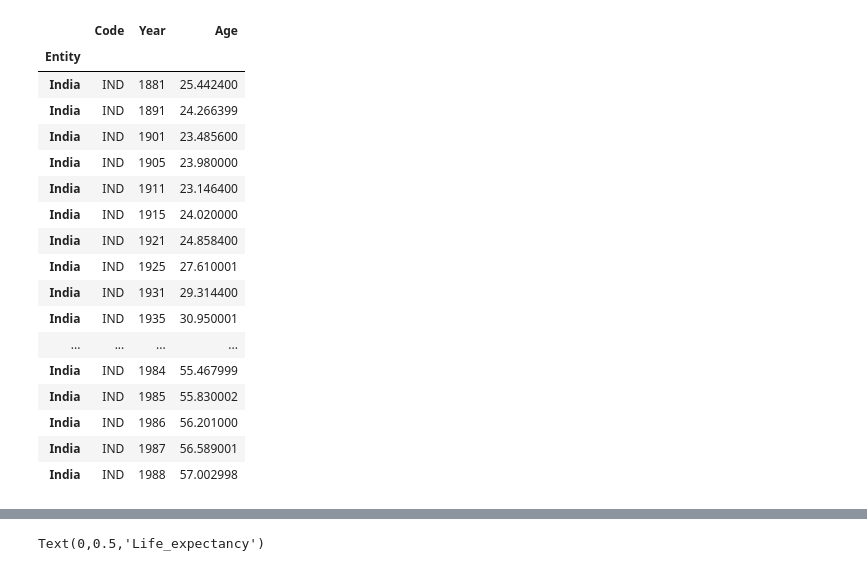
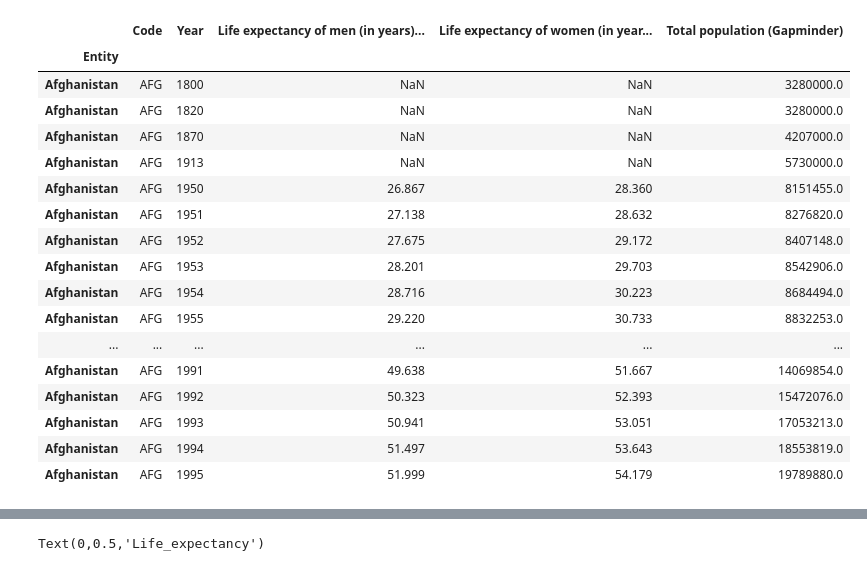
Before and after one commit to cdigap/ProgDA_Project, a Jupyter notebook: DataAnalytics_Project.ipynb, the cells around one changed output, grey strips where cells are left out. Cells and saved outputs as stored; diff of their text form; code cells hidden in the pictures.

```diff
--- a/DataAnalytics_Project.ipynb
+++ b/DataAnalytics_Project.ipynb
@@ -83,34 +102,34 @@ dtype: object
 # %%
 #Reading data for life expectency for Ireland and India
-data = pd.read_csv('life-expectancy_Ireland&India.csv',index_col='Entity')
+data = pd.read_csv('life-expectancy-of-women-vs-life-expectancy-of-women.csv',index_col='Entity')
 #life-expectancy_World.csv
 
 
 
 #set seed for reproducibility
 np.random.seed(0)
 
 #Gives 50 rows
 data.head(50)
 # %% [output]
-|  | Code | Year | Age |
-| Entity |  |  |  |
-| India | IND | 1881 | 25.442400 |
-| India | IND | 1891 | 24.266399 |
-| India | IND | 1901 | 23.485600 |
-| India | IND | 1905 | 23.980000 |
-| India | IND | 1911 | 23.146400 |
-| India | IND | 1915 | 24.020000 |
-| India | IND | 1921 | 24.858400 |
-| India | IND | 1925 | 27.610001 |
-| India | IND | 1931 | 29.314400 |
-| India | IND | 1935 | 30.950001 |
-| ... | ... | ... | ... |
-| India | IND | 1984 | 55.467999 |
-| India | IND | 1985 | 55.830002 |
-| India | IND | 1986 | 56.201000 |
-| India | IND | 1987 | 56.589001 |
-| India | IND | 1988 | 57.002998 |
+|  | Code | Year | Life expectancy of men (in years)... | Life expectancy of women (in year... | Total population (Gapminder) |
+| Entity |  |  |  |  |  |
+| Afghanistan | AFG | 1800 | NaN | NaN | 3280000.0 |
+| Afghanistan | AFG | 1820 | NaN | NaN | 3280000.0 |
+| Afghanistan | AFG | 1870 | NaN | NaN | 4207000.0 |
+| Afghanistan | AFG | 1913 | NaN | NaN | 5730000.0 |
+| Afghanistan | AFG | 1950 | 26.867 | 28.360 | 8151455.0 |
+| Afghanistan | AFG | 1951 | 27.138 | 28.632 | 8276820.0 |
+| Afghanistan | AFG | 1952 | 27.675 | 29.172 | 8407148.0 |
+| Afghanistan | AFG | 1953 | 28.201 | 29.703 | 8542906.0 |
+| Afghanistan | AFG | 1954 | 28.716 | 30.223 | 8684494.0 |
+| Afghanistan | AFG | 1955 | 29.220 | 30.733 | 8832253.0 |
+| ... | ... | ... | ... | ... | ... |
+| Afghanistan | AFG | 1991 | 49.638 | 51.667 | 14069854.0 |
+| Afghanistan | AFG | 1992 | 50.323 | 52.393 | 15472076.0 |
+| Afghanistan | AFG | 1993 | 50.941 | 53.051 | 17053213.0 |
+| Afghanistan | AFG | 1994 | 51.497 | 53.643 | 18553819.0 |
+| Afghanistan | AFG | 1995 | 51.999 | 54.179 | 19789880.0 |
 # %%
 #To find the mean for the Life expectency of Ireland and India
 data.describe()
```
Also changed, not shown: parts of 16 cells of this notebook.
